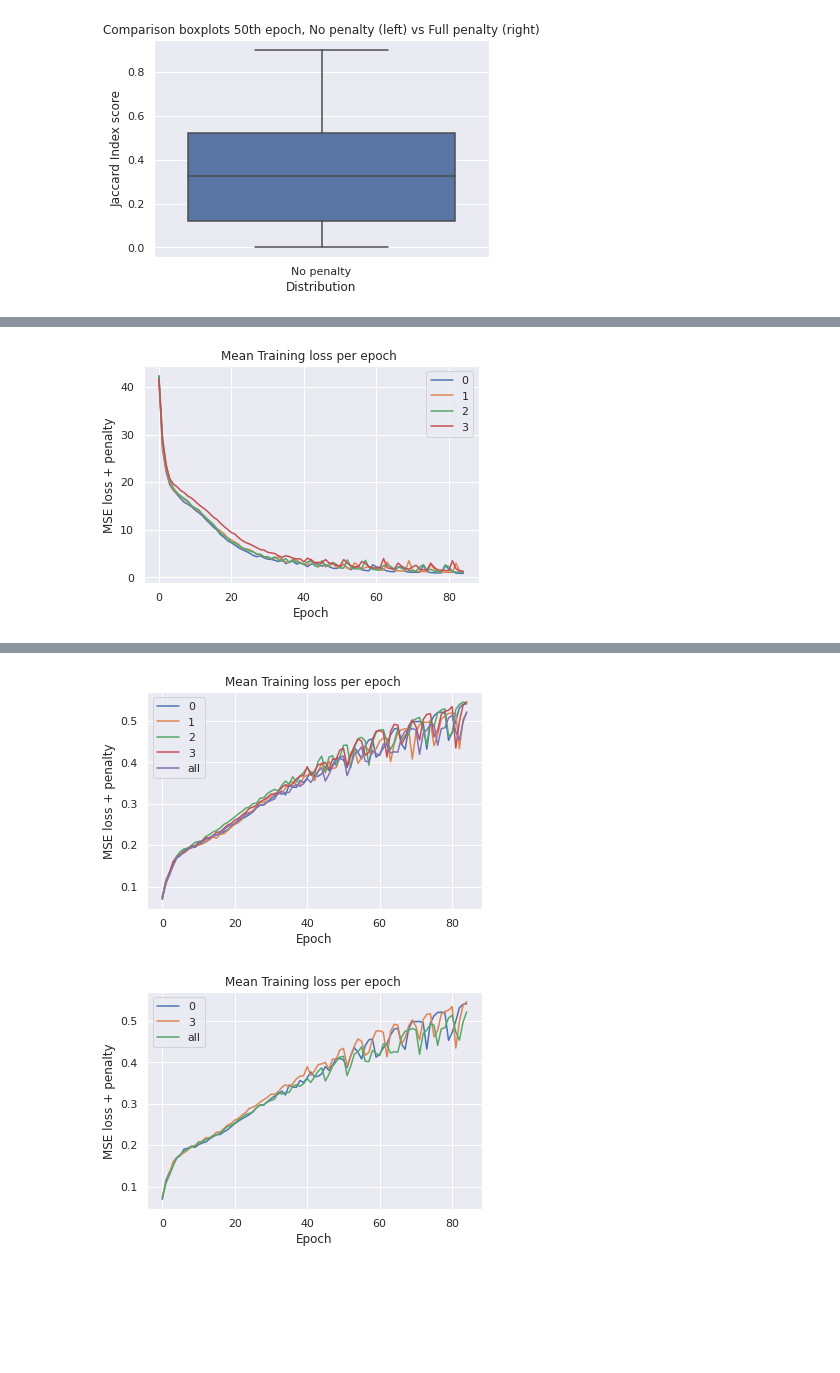
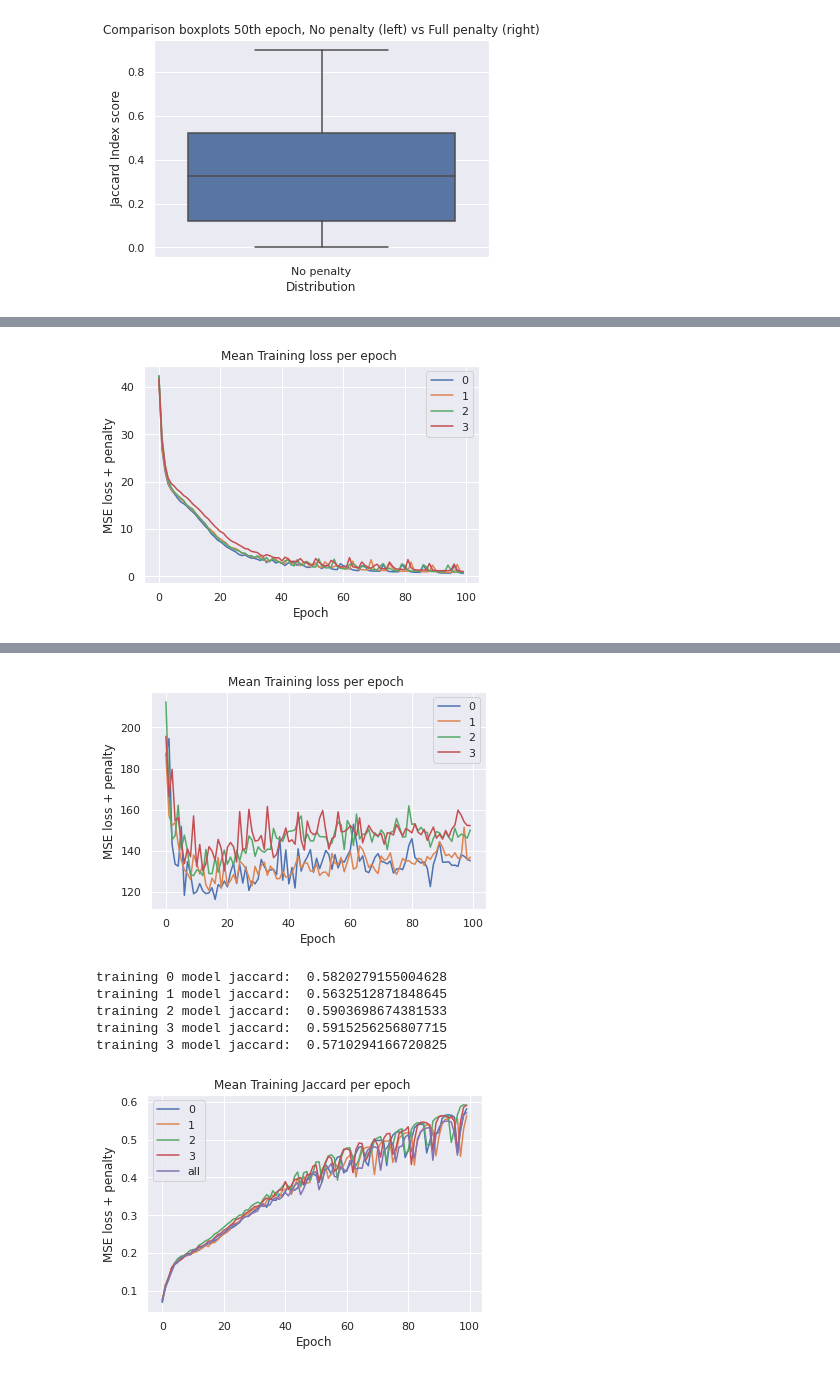
Before and after one commit to Jmckone1/unet, a Jupyter notebook: plot_outputs_2.ipynb, the cells around one changed output, grey strips where cells are left out. Drawn from its saved outputs; the diff is of its cells as text; code cells hidden in the pictures; blank space fills up the shorter version.

Commit message:
updated code regarding validation of the offical dataset, hopefully without messing up prior code - tbc

```diff
--- a/plot_outputs_2.ipynb
+++ b/plot_outputs_2.ipynb
@@ -1136,7 +1136,7 @@ Training_loss_3 = []
 Training_loss_Nan_3 = []
 
 
-for i in range(85):
+for i in range(100):
     Training_loss_0 = np.genfromtxt("Checkpoints_RANO/Unet_H16_M9_O0A0/epoch_"+str(i)+"training_loss",delimiter=',')
     Training_loss_Nan_0 = np.append(Training_loss_Nan_0, np.mean(Training_loss_0[np.logical_not(np.isnan(Training_loss_0))]))
 
@@ -1149,10 +1149,10 @@ for i in range(85):
     Training_loss_3 = np.genfromtxt("Checkpoints_RANO/Unet_H16_M9_O20A0/epoch_"+str(i)+"training_loss",delimiter=',')
     Training_loss_Nan_3 = np.append(Training_loss_Nan_3, np.mean(Training_loss_3[np.logical_not(np.isnan(Training_loss_3))]))
 
-print("training 0 model loss: ", Training_loss_Nan_0)
-print("training 1 model loss: ", Training_loss_Nan_1)
-print("training 2 model loss: ", Training_loss_Nan_2)
-print("training 3 model loss: ", Training_loss_Nan_3)
+print("training 0 model loss: ", Training_loss_Nan_0[-1])
+print("training 1 model loss: ", Training_loss_Nan_1[-1])
+print("training 2 model loss: ", Training_loss_Nan_2[-1])
+print("training 3 model loss: ", Training_loss_Nan_3[-1])
 
 ax = plt.subplot()
 ax.plot(range(len(Training_loss_Nan_0)),Training_loss_Nan_0)
@@ -1175,7 +1175,46 @@ Training_loss_Nan_3 = []
 Training_loss_all = []
 Training_loss_Nan_all = []
 
-for i in range(85):
+for i in range(100):
+    Training_loss_0 = np.genfromtxt("Checkpoints_RANO/Unet_H16_M9_O0A0/epoch_"+str(i)+"validation_loss",delimiter=',')
+    Training_loss_Nan_0 = np.append(Training_loss_Nan_0, np.mean(Training_loss_0[np.logical_not(np.isnan(Training_loss_0))]))
+
+    Training_loss_1 = np.genfromtxt("Checkpoints_RANO/Unet_H16_M9_O4A0/epoch_"+str(i)+"validation_loss",delimiter=',')
+    Training_loss_Nan_1 = np.append(Training_loss_Nan_1, np.mean(Training_loss_1[np.logical_not(np.isnan(Training_loss_1))]))
+
+    Training_loss_2 = np.genfromtxt("Checkpoints_RANO/Unet_H16_M9_O10A0/epoch_"+str(i)+"validation_loss",delimiter=',')
+    Training_loss_Nan_2 = np.append(Training_loss_Nan_2, np.mean(Training_loss_2[np.logical_not(np.isnan(Training_loss_2))]))
+
+    Training_loss_3 = np.genfromtxt("Checkpoints_RANO/Unet_H16_M9_O20A0/epoch_"+str(i)+"validation_loss",delimiter=',')
+    Training_loss_Nan_3 = np.append(Training_loss_Nan_3, np.mean(Training_loss_3[np.logical_not(np.isnan(Training_loss_3))]))
+
+print("training 0 model loss: ", Training_loss_Nan_0[-1])
+print("training 1 model loss: ", Training_loss_Nan_1[-1])
+print("training 2 model loss: ", Training_loss_Nan_2[-1])
+print("training 3 model loss: ", Training_loss_Nan_3[-1])
+
+ax = plt.subplot()
+ax.plot(range(len(Training_loss_Nan_0)),Training_loss_Nan_0)
+ax.plot(range(len(Training_loss_Nan_1)),Training_loss_Nan_1)
+ax.plot(range(len(Training_loss_Nan_1)),Training_loss_Nan_2)
+ax.plot(range(len(Training_loss_Nan_1)),Training_loss_Nan_3)
+plt.title("Mean Training loss per epoch ")
+ax.legend(["0","1","2","3"])
+ax.set(xlabel = "Epoch", ylabel='MSE loss + penalty')
+plt.show()
+
+Training_loss_0 = []
+Training_loss_Nan_0 = []
+Training_loss_1 = []
+Training_loss_Nan_1 = []
+Training_loss_2 = []
+Training_loss_Nan_2 = []
+Training_loss_3 = []
+Training_loss_Nan_3 = []
+Training_loss_all = []
+Training_loss_Nan_all = []
+
+for i in range(100):
     Training_loss_0 = np.genfromtxt("Checkpoints_RANO/Unet_H16_M9_O0A0/epoch_"+str(i)+"jaccard_index",delimiter=',')
     Training_loss_Nan_0 = np.append(Training_loss_Nan_0, np.mean(Training_loss_0[np.logical_not(np.isnan(Training_loss_0))]))
 
@@ -1191,11 +1230,11 @@ for i in range(85):
     Training_loss_all = np.genfromtxt("Checkpoints_RANO/Unet_H16_M9_O4A4/epoch_"+str(i)+"jaccard_index",delimiter=',')
     Training_loss_Nan_all = np.append(Training_loss_Nan_all, np.mean(Training_loss_all[np.logical_not(np.isnan(Training_loss_all))]))
 
-print("training 0 model loss: ", Training_loss_Nan_0)
-print("training 1 model loss: ", Training_loss_Nan_1)
-print("training 2 model loss: ", Training_loss_Nan_2)
-print("training 3 model loss: ", Training_loss_Nan_3)
-print("training 3 model loss: ", Training_loss_Nan_all)
+print("training 0 model jaccard: ", Training_loss_Nan_0[-1])
+print("training 1 model jaccard: ", Training_loss_Nan_1[-1])
+print("training 2 model jaccard: ", Training_loss_Nan_2[-1])
+print("training 3 model jaccard: ", Training_loss_Nan_3[-1])
+print("training 3 model jaccard: ", Training_loss_Nan_all[-1])
 
 ax = plt.subplot()
 ax.plot(range(len(Training_loss_Nan_0)),Training_loss_Nan_0)
@@ -1211,10 +1250,10 @@ plt.show()
 
 ax = plt.subplot()
 ax.plot(range(len(Training_loss_Nan_0)),Training_loss_Nan_0)
-ax.plot(range(len(Training_loss_Nan_1)),Training_loss_Nan_3)
+ax.plot(range(len(Training_loss_Nan_1)),Training_loss_Nan_2)
 ax.plot(range(len(Training_loss_Nan_1)),Training_loss_Nan_all)
 plt.title("Mean Training Jaccard per epoch ")
-ax.legend(["0","3","all"])
+ax.legend(["0","2","all"])
 
 ax.set(xlabel = "Epoch", ylabel='Mean Jaccard score')
 plt.show()
@@ -1242 +1268 @@ training 0 model loss:  [42.36120953 26.83618963 22.14832218 19.43820184 18.2503
-[figure, old version]
+[figure, new version]
@@ -1260,2 +1273,7 @@ training 0 model loss:  [0.06908851 0.11475259 0.13526688 0.15232162 0.16919765
-[figure, old version]
+[figure, new version]
+training 0 model jaccard:  0.5820279155004628
+training 1 model jaccard:  0.5632512871848645
+training 2 model jaccard:  0.5903698674381533
+training 3 model jaccard:  0.5915256256807715
+training 3 model jaccard:  0.5710294166720825
-[figure, old version]
+[figure, new version]
```
Also changed, not shown: parts of 4 cells of this notebook, 9 other files.
